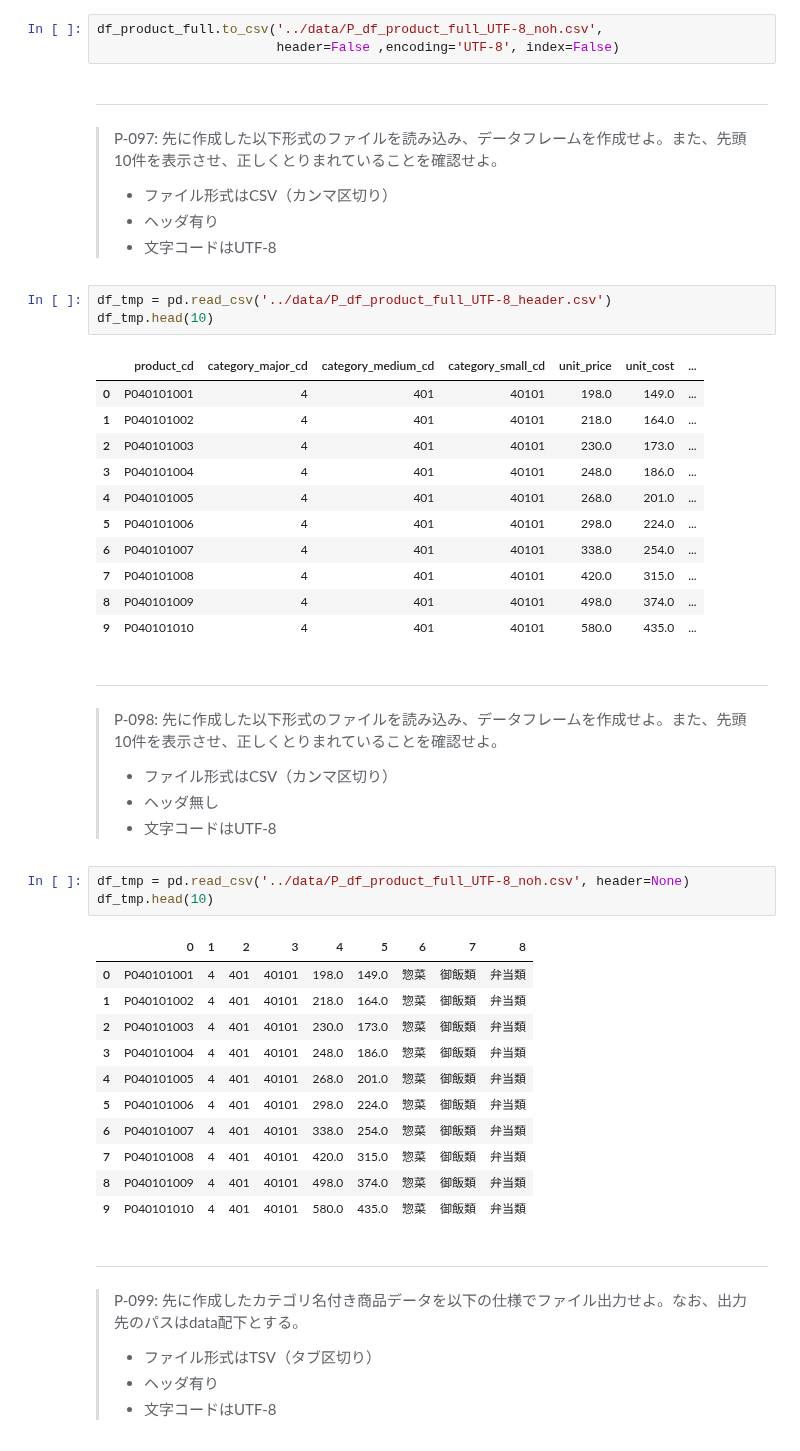
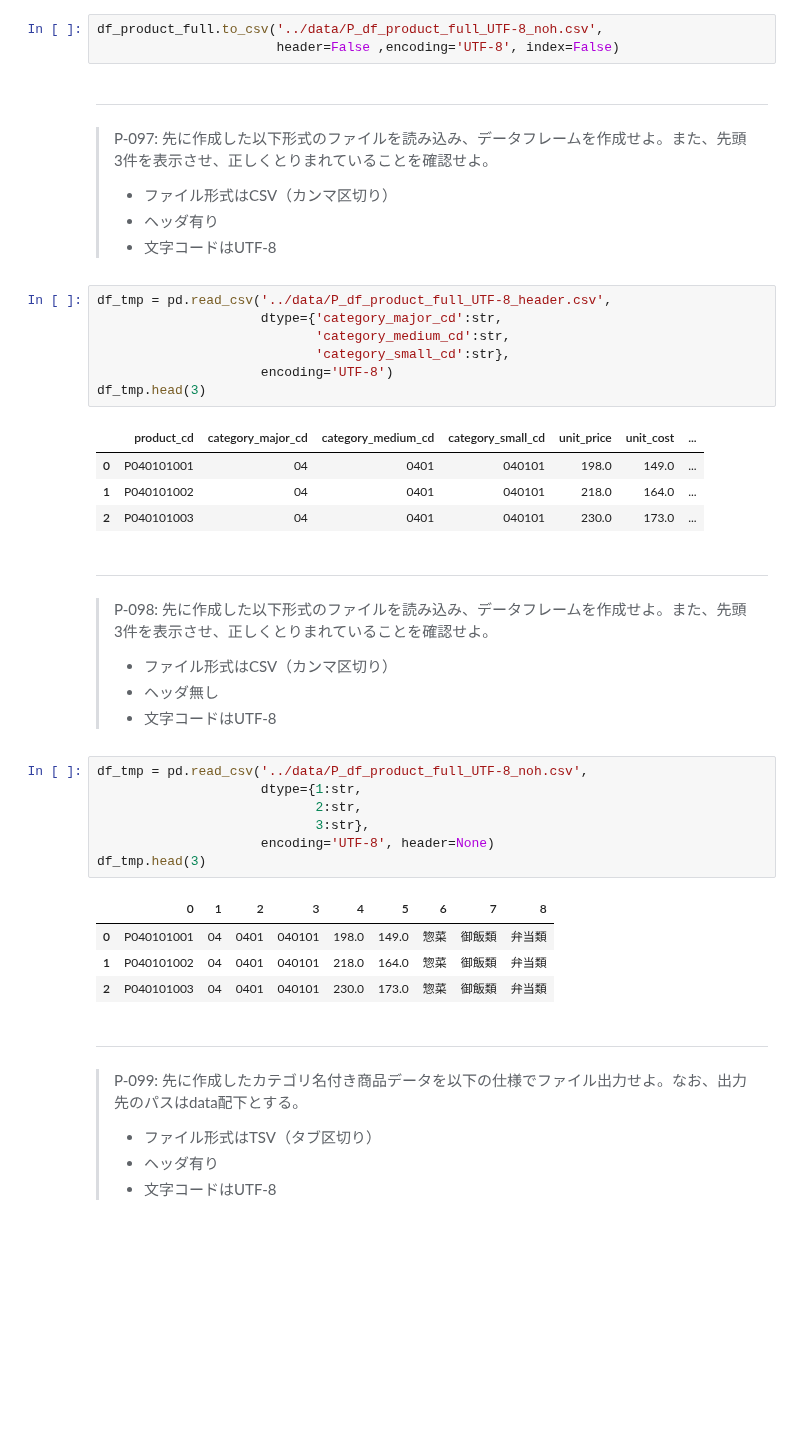
Before and after one commit to The-Japan-DataScientist-Society/100knocks-preprocess, a Jupyter notebook: docker/work/answer/ans_preprocess_knock_Python.ipynb, the cells around one changed output. Drawn from its saved outputs; the diff is of its cells as text; blank space fills up the shorter version.

```diff
--- a/docker/work/answer/ans_preprocess_knock_Python.ipynb
+++ b/docker/work/answer/ans_preprocess_knock_Python.ipynb
@@ -2282,48 +2281,42 @@ df_product_full.to_csv('../data/P_df_product_full_UTF-8_noh.csv',
                        header=False ,encoding='UTF-8', index=False)
 # %% [markdown]
 ---
-> P-097: 先に作成した以下形式のファイルを読み込み、データフレームを作成せよ。また、先頭10件を表示させ、正しくとりまれていることを確認せよ。
+> P-097: 先に作成した以下形式のファイルを読み込み、データフレームを作成せよ。また、先頭3件を表示させ、正しくとりまれていることを確認せよ。
 >
 > - ファイル形式はCSV（カンマ区切り）
 > - ヘッダ有り
 > - 文字コードはUTF-8
 # %%
-df_tmp = pd.read_csv('../data/P_df_product_full_UTF-8_header.csv')
-df_tmp.head(10)
+df_tmp = pd.read_csv('../data/P_df_product_full_UTF-8_header.csv',
+                     dtype={'category_major_cd':str,
+                            'category_medium_cd':str,
+                            'category_small_cd':str},
+                     encoding='UTF-8')
+df_tmp.head(3)
 # %% [output]
 |  | product_cd | category_major_cd | category_medium_cd | category_small_cd | unit_price | unit_cost | ... |
-| 0 | P040101001 | 4 | 401 | 40101 | 198.0 | 149.0 | ... |
-| 1 | P040101002 | 4 | 401 | 40101 | 218.0 | 164.0 | ... |
-| 2 | P040101003 | 4 | 401 | 40101 | 230.0 | 173.0 | ... |
-| 3 | P040101004 | 4 | 401 | 40101 | 248.0 | 186.0 | ... |
-| 4 | P040101005 | 4 | 401 | 40101 | 268.0 | 201.0 | ... |
-| 5 | P040101006 | 4 | 401 | 40101 | 298.0 | 224.0 | ... |
-| 6 | P040101007 | 4 | 401 | 40101 | 338.0 | 254.0 | ... |
-| 7 | P040101008 | 4 | 401 | 40101 | 420.0 | 315.0 | ... |
-| 8 | P040101009 | 4 | 401 | 40101 | 498.0 | 374.0 | ... |
-| 9 | P040101010 | 4 | 401 | 40101 | 580.0 | 435.0 | ... |
+| 0 | P040101001 | 04 | 0401 | 040101 | 198.0 | 149.0 | ... |
+| 1 | P040101002 | 04 | 0401 | 040101 | 218.0 | 164.0 | ... |
+| 2 | P040101003 | 04 | 0401 | 040101 | 230.0 | 173.0 | ... |
 # %% [markdown]
 ---
-> P-098: 先に作成した以下形式のファイルを読み込み、データフレームを作成せよ。また、先頭10件を表示させ、正しくとりまれていることを確認せよ。
+> P-098: 先に作成した以下形式のファイルを読み込み、データフレームを作成せよ。また、先頭3件を表示させ、正しくとりまれていることを確認せよ。
 >
 > - ファイル形式はCSV（カンマ区切り）
 > - ヘッダ無し
 > - 文字コードはUTF-8
 # %%
-df_tmp = pd.read_csv('../data/P_df_product_full_UTF-8_noh.csv', header=None)
-df_tmp.head(10)
+df_tmp = pd.read_csv('../data/P_df_product_full_UTF-8_noh.csv',
+                     dtype={1:str,
+                            2:str,
+                            3:str},
+                     encoding='UTF-8', header=None)
+df_tmp.head(3)
 # %% [output]
 |  | 0 | 1 | 2 | 3 | 4 | 5 | 6 | 7 | 8 |
-| 0 | P040101001 | 4 | 401 | 40101 | 198.0 | 149.0 | 惣菜 | 御飯類 | 弁当類 |
-| 1 | P040101002 | 4 | 401 | 40101 | 218.0 | 164.0 | 惣菜 | 御飯類 | 弁当類 |
-| 2 | P040101003 | 4 | 401 | 40101 | 230.0 | 173.0 | 惣菜 | 御飯類 | 弁当類 |
-| 3 | P040101004 | 4 | 401 | 40101 | 248.0 | 186.0 | 惣菜 | 御飯類 | 弁当類 |
-| 4 | P040101005 | 4 | 401 | 40101 | 268.0 | 201.0 | 惣菜 | 御飯類 | 弁当類 |
-| 5 | P040101006 | 4 | 401 | 40101 | 298.0 | 224.0 | 惣菜 | 御飯類 | 弁当類 |
-| 6 | P040101007 | 4 | 401 | 40101 | 338.0 | 254.0 | 惣菜 | 御飯類 | 弁当類 |
-| 7 | P040101008 | 4 | 401 | 40101 | 420.0 | 315.0 | 惣菜 | 御飯類 | 弁当類 |
-| 8 | P040101009 | 4 | 401 | 40101 | 498.0 | 374.0 | 惣菜 | 御飯類 | 弁当類 |
-| 9 | P040101010 | 4 | 401 | 40101 | 580.0 | 435.0 | 惣菜 | 御飯類 | 弁当類 |
+| 0 | P040101001 | 04 | 0401 | 040101 | 198.0 | 149.0 | 惣菜 | 御飯類 | 弁当類 |
+| 1 | P040101002 | 04 | 0401 | 040101 | 218.0 | 164.0 | 惣菜 | 御飯類 | 弁当類 |
+| 2 | P040101003 | 04 | 0401 | 040101 | 230.0 | 173.0 | 惣菜 | 御飯類 | 弁当類 |
 # %% [markdown]
 ---
 > P-099: 先に作成したカテゴリ名付き商品データを以下の仕様でファイル出力せよ。なお、出力先のパスはdata配下とする。
```
Also changed, not shown: parts of 5 cells of this notebook, 6 other files.
